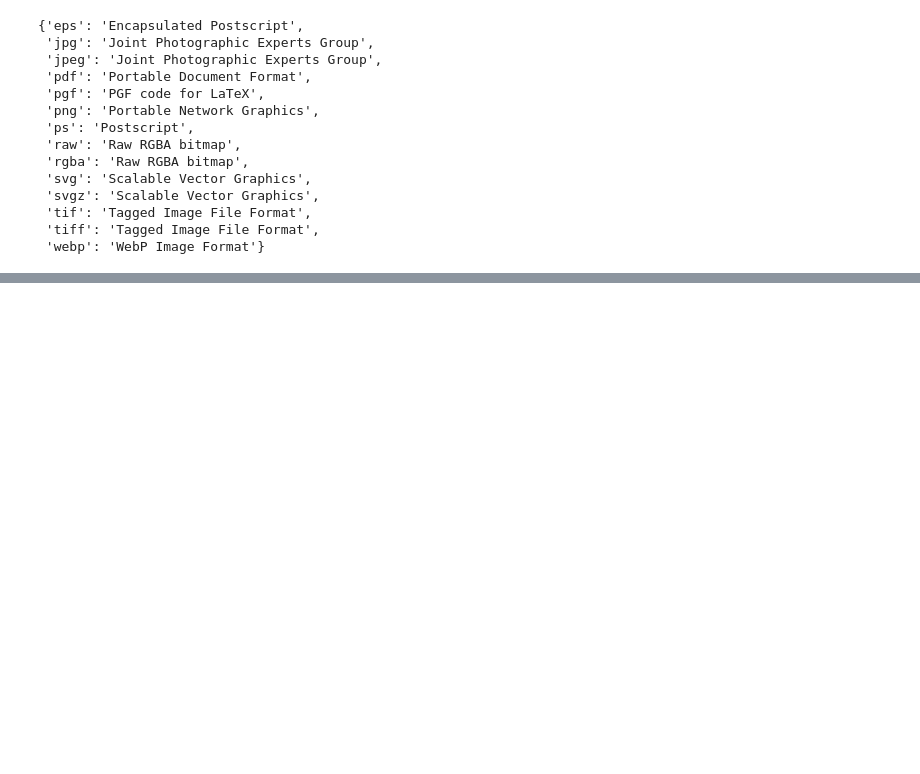
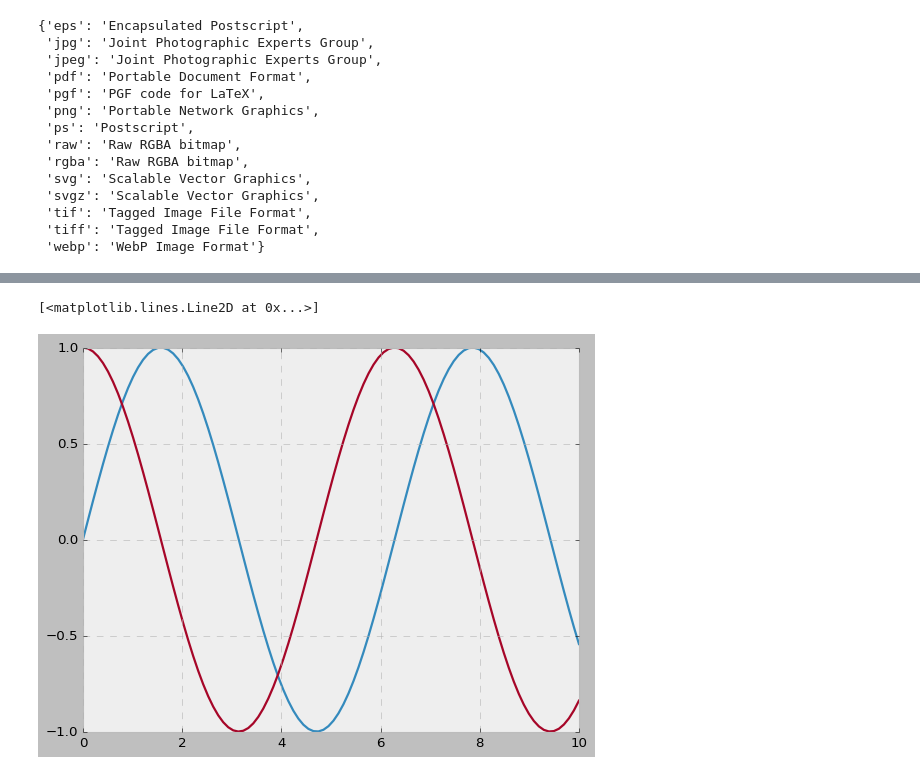
Before and after one commit to Mentaltired/Python_data_science_handbook_abstract, a Jupyter notebook: Глава 4. Matplotlib.ipynb, the cells around one changed output, grey strips where cells are left out. Saved outputs shown, nothing was run; the diff lists cells and outputs as text; code cells hidden in the pictures; blank space fills up the shorter version.

```diff
--- a/Глава 4. Matplotlib.ipynb
+++ b/Глава 4. Matplotlib.ipynb
@@ -61,0 +123,6 @@ fig.canvas.get_supported_filetypes()
+# %%
+plt.plot(x, np.sin(x))
+plt.plot(x, np.cos(x))
+# %% [output]
+[<matplotlib.lines.Line2D at 0x...>]
+[figure, added]
```
Also changed, not shown: parts of 61 cells of this notebook.
